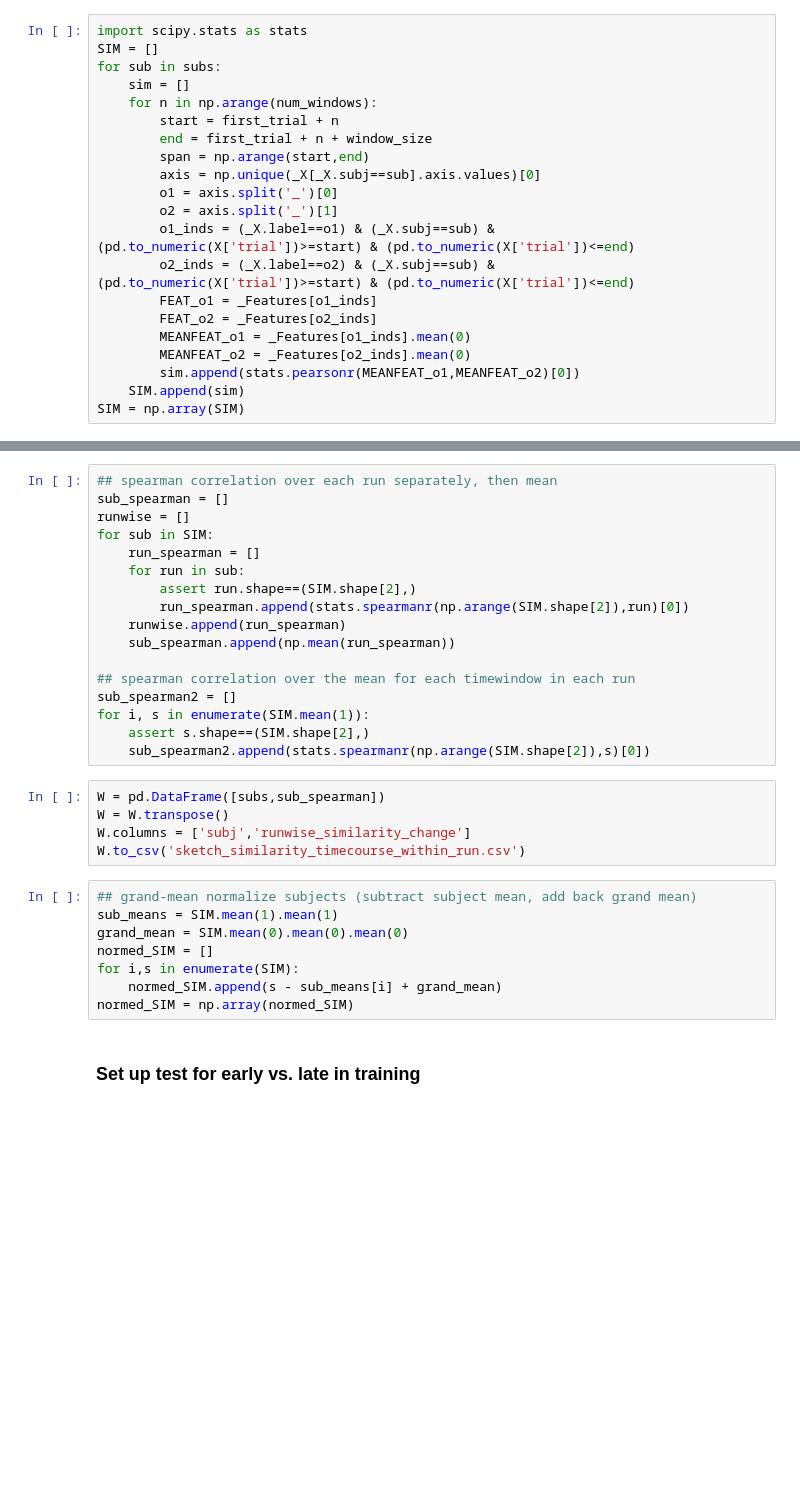
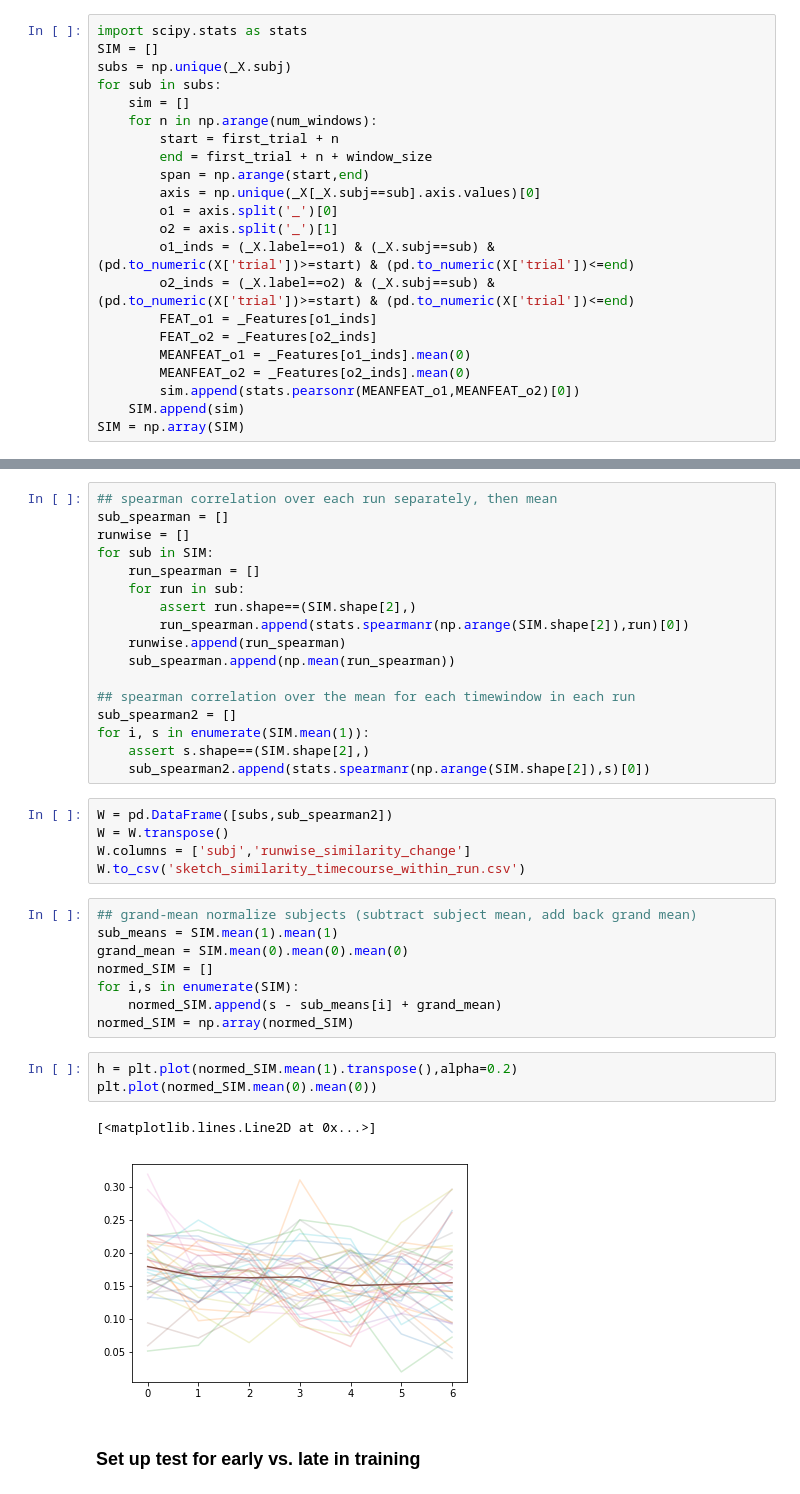
Before and after one commit to judithfan/sketchfeat, a Jupyter notebook: sketches/sketch_feature_analysis_Judy.ipynb, the cells around one changed output, grey strips where cells are left out. Cells and saved outputs as stored; diff of their text form; blank space fills up the shorter version.

```diff
--- a/sketches/sketch_feature_analysis_Judy.ipynb
+++ b/sketches/sketch_feature_analysis_Judy.ipynb
@@ -394,6 +394,7 @@ num_windows = last_trial-first_trial-window_size+2 ##
 # %%
 import scipy.stats as stats
 SIM = []
+subs = np.unique(_X.subj)
 for sub in subs:
     sim = []
     for n in np.arange(num_windows):
@@ -482,7 +483,7 @@ for i, s in enumerate(SIM.mean(1)):
     assert s.shape==(SIM.shape[2],)
     sub_spearman2.append(stats.spearmanr(np.arange(SIM.shape[2]),s)[0])
 # %%
-W = pd.DataFrame([subs,sub_spearman])
+W = pd.DataFrame([subs,sub_spearman2])
 W = W.transpose()
 W.columns = ['subj','runwise_similarity_change']
 W.to_csv('sketch_similarity_timecourse_within_run.csv')
@@ -494,6 +495,12 @@ normed_SIM = []
 for i,s in enumerate(SIM):
     normed_SIM.append(s - sub_means[i] + grand_mean)
 normed_SIM = np.array(normed_SIM)
+# %%
+h = plt.plot(normed_SIM.mean(1).transpose(),alpha=0.2)
+plt.plot(normed_SIM.mean(0).mean(0))
+# %% [output]
+[<matplotlib.lines.Line2D at 0x...>]
+[figure, added]
 # %% [markdown]
 ### Set up test for early vs. late in training
 # %%
```
Also changed, not shown: parts of 5 cells of this notebook, 1 other file.
